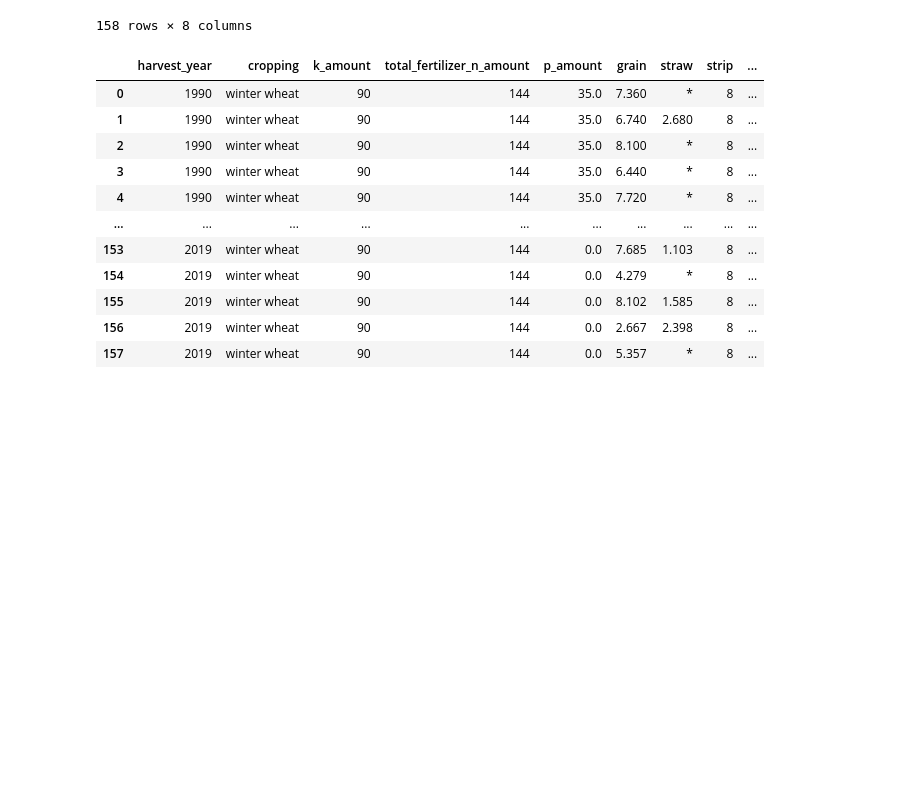
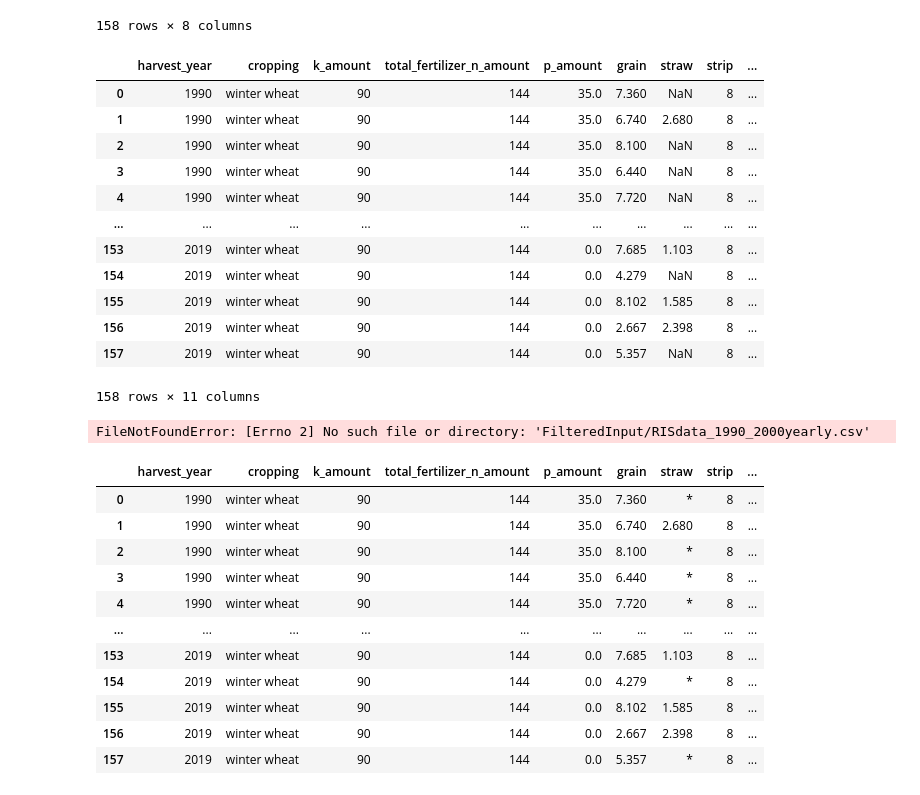
Before and after one commit to swimmingkirby/TeamOthers, a Jupyter notebook: dataFilter_and_YieldandFertiliserPlots.ipynb, the cells around one changed output. Saved outputs shown, nothing was run; the diff lists cells and outputs as text; code cells hidden in the pictures; blank space fills up the shorter version.

```diff
--- a/dataFilter_and_YieldandFertiliserPlots.ipynb
+++ b/dataFilter_and_YieldandFertiliserPlots.ipynb
@@ -65,3 +61,65 @@ df.to_excel('FilteredInput/cleaned_yield_data.xlsx', index=False)
+# %%
+#Add weather data to master dataframe
+
+# Load yearly weather data
+weather_df = pd.read_csv('InputDataRaw/weather_data_yearly_cleaned.csv')
+
+# Merge weather data into main df on 'harvest_year'
+df = pd.merge(df, weather_df, left_on='harvest_year', right_on='year', how='left')
+
+# Optionally, drop the duplicate 'year' column from weather data
+df = df.drop(columns=['year'])
+
+# Display merged dataframe
+display(df)
+# %% [output]
+|  | harvest_year | cropping | k_amount | total_fertilizer_n_amount | p_amount | grain | straw | strip | ... |
+| 0 | 1990 | winter wheat | 90 | 144 | 35.0 | 7.360 | NaN | 8 | ... |
+| 1 | 1990 | winter wheat | 90 | 144 | 35.0 | 6.740 | 2.680 | 8 | ... |
+| 2 | 1990 | winter wheat | 90 | 144 | 35.0 | 8.100 | NaN | 8 | ... |
+| 3 | 1990 | winter wheat | 90 | 144 | 35.0 | 6.440 | NaN | 8 | ... |
+| 4 | 1990 | winter wheat | 90 | 144 | 35.0 | 7.720 | NaN | 8 | ... |
+| ... | ... | ... | ... | ... | ... | ... | ... | ... | ... |
+| 153 | 2019 | winter wheat | 90 | 144 | 0.0 | 7.685 | 1.103 | 8 | ... |
+| 154 | 2019 | winter wheat | 90 | 144 | 0.0 | 4.279 | NaN | 8 | ... |
+| 155 | 2019 | winter wheat | 90 | 144 | 0.0 | 8.102 | 1.585 | 8 | ... |
+| 156 | 2019 | winter wheat | 90 | 144 | 0.0 | 2.667 | 2.398 | 8 | ... |
+| 157 | 2019 | winter wheat | 90 | 144 | 0.0 | 5.357 | NaN | 8 | ... |
+158 rows × 11 columns
+# %%
+# Add insect data
+
+# Load yearly insect data for both periods
+insect_90s = pd.read_csv('TeamOthers/FilteredInput/RISdata_1990_2000_yearly.csv')
+insect_10s = pd.read_csv('TeamOthers/FilteredInput/RISdata_2010_2020yearly.csv')
+
+# Combine both periods
+insect_df = pd.concat([insect_90s, insect_10s], ignore_index=True)
+
+# Pivot to get one column per species, values are yearly totals
+insect_pivot = insect_df.pivot_table(
+    index='Year',
+    columns='Insect',
+    values='Total',
+    aggfunc='sum'
+)
+
+# Rename columns to match requested format
+insect_pivot = insect_pivot.rename(columns=lambda x: f'total_{x}')
+
+# Reset index to make 'Year' a column
+insect_pivot = insect_pivot.reset_index()
+
+# Merge with master dataframe on year
+df = pd.merge(df, insect_pivot, left_on='harvest_year', right_on='Year', how='left')
+
+# Optionally, drop the duplicate 'Year' column
+df = df.drop(columns=['Year'])
+
+# Display updated dataframe
+display(df)
+# %% [output]
+FileNotFoundError: [Errno 2] No such file or directory: 'FilteredInput/RISdata_1990_2000yearly.csv'
 # %%
 ## Add GHG estimates
 
```
Also changed, not shown: parts of 3 cells of this notebook, 9 other files.
